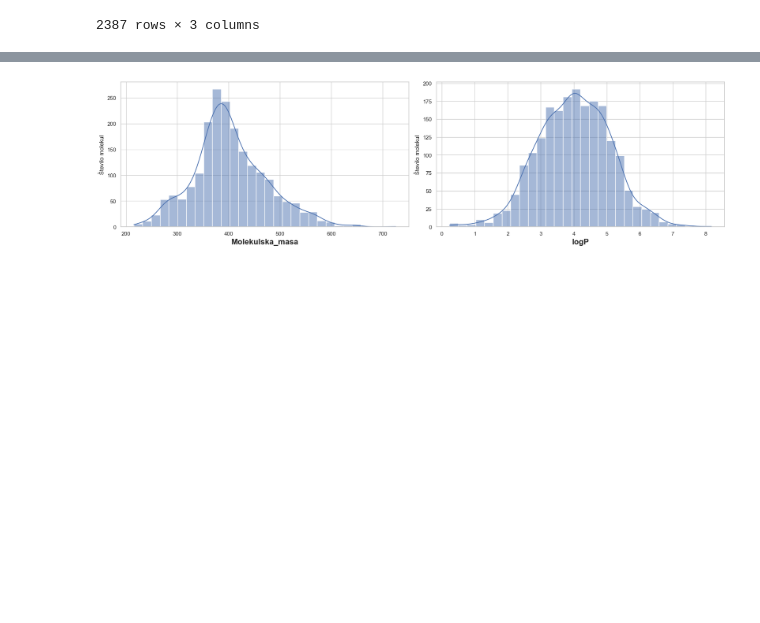
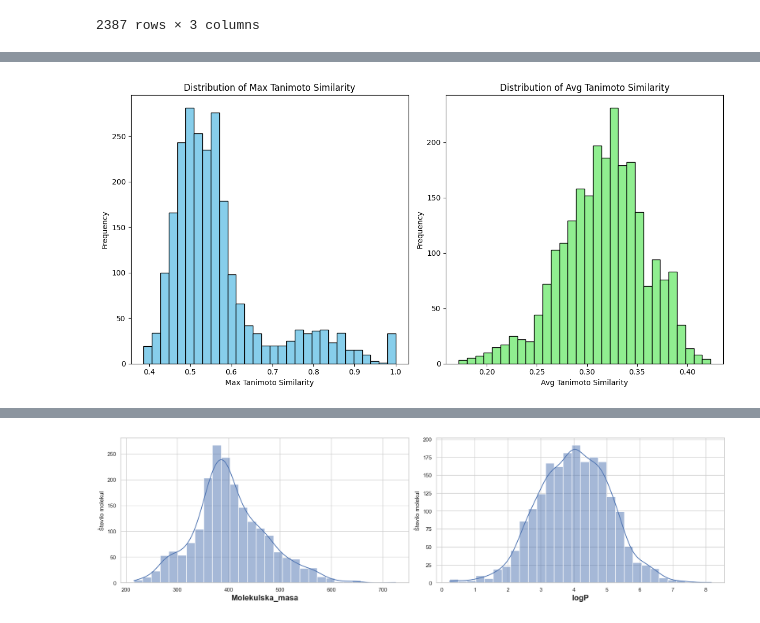
Before and after one commit to samo-n/ML-in-IDO1-drug-discovery, a Jupyter notebook: dir2/__3_3_analiza_napovedanih_aktivnih_struktur.ipynb, the cells around one changed output, grey strips where cells are left out. Drawn from its saved outputs; the diff is of its cells as text; code cells hidden in the pictures; blank space fills up the shorter version.

```diff
--- a/dir2/__3_3_analiza_napovedanih_aktivnih_struktur.ipynb
+++ b/dir2/__3_3_analiza_napovedanih_aktivnih_struktur.ipynb
@@ -29,0 +32,10 @@ molecules_rf
+# %%
+import pandas as pd
+
+# Load the CSV file
+input_dir = f'{kon.path_files}/molekulski_prstni_odtisi/df_rdkit.csv'
+df = pd.read_csv(input_dir)
+
+# Filter rows where Activity = 1
+proven_active = df[df['Activity'] == 1]
+proven_active.iloc[:, 2:]
@@ -29,0 +58,3 @@ molecules_rf
+# %%
+predicted_active, fingerprints_df = calc_fingerprints(molecules_rf, 'rdkit')
+predicted_active.iloc[:, 1:]
@@ -30,3 +120,28 @@ molecules_rf
+# %%
+import matplotlib.pyplot as plt
+
+# Plot the histogram for Max Tanimoto Similarity
+plt.figure(figsize=(12, 6))
+
+# Subplot 1: Max Tanimoto Similarity
+plt.subplot(1, 2, 1)
+plt.hist(predicted_active['Max_Tanimoto_Similarity'], bins=30, color='skyblue', edgecolor='black')
+plt.title('Distribution of Max Tanimoto Similarity')
+plt.xlabel('Max Tanimoto Similarity')
+plt.ylabel('Frequency')
+
+# Subplot 2: Avg Tanimoto Similarity
+plt.subplot(1, 2, 2)
+plt.hist(predicted_active['Avg_Tanimoto_Similarity'], bins=30, color='lightgreen', edgecolor='black')
+plt.title('Distribution of Avg Tanimoto Similarity')
+plt.xlabel('Avg Tanimoto Similarity')
+plt.ylabel('Frequency')
+
+# Show the plots
+plt.tight_layout()
+plt.show()
+# %% [output]
+[figure, added]
 # %%
 import pandas as pd
 from rdkit import Chem
```
Also changed, not shown: parts of 17 cells of this notebook.
